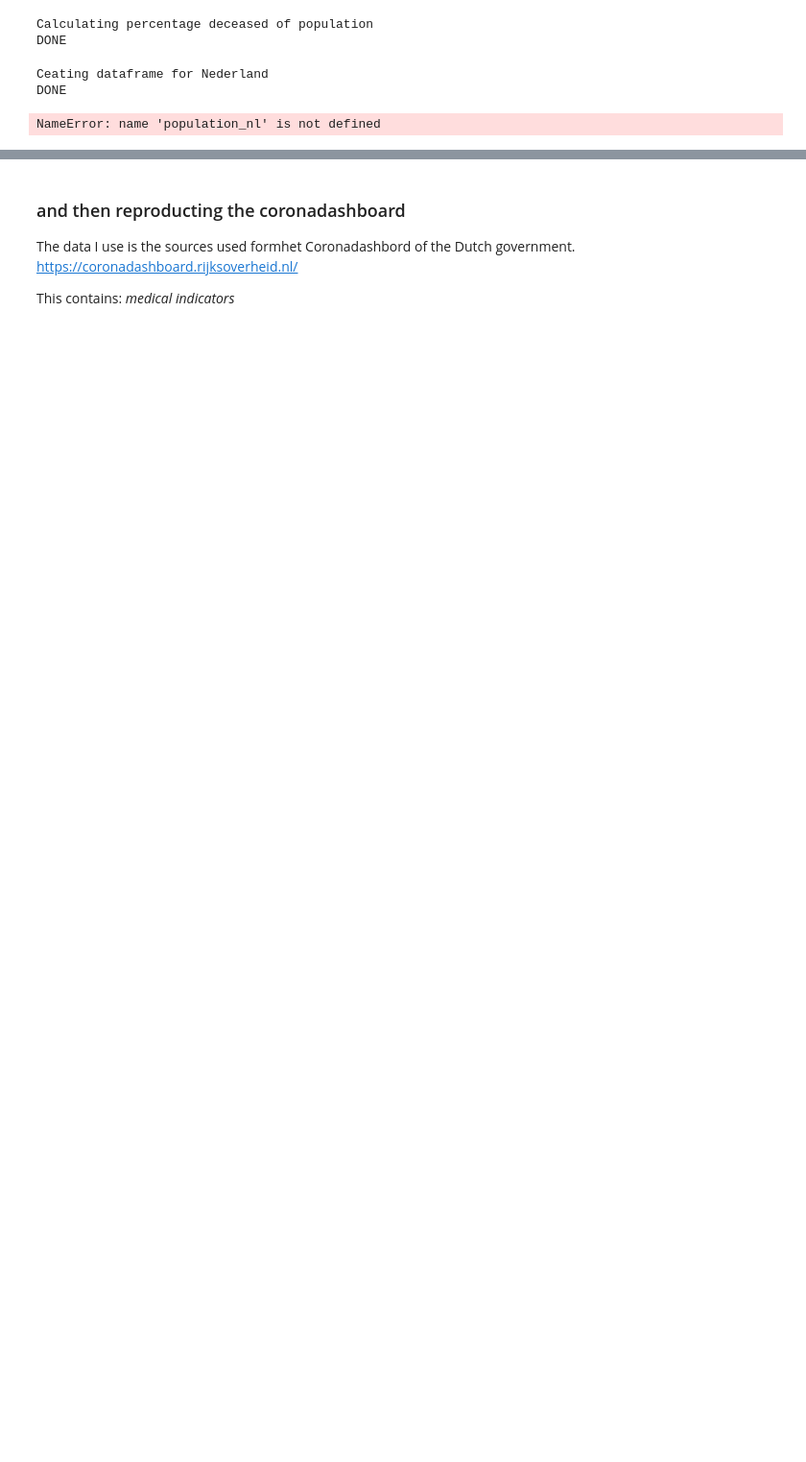
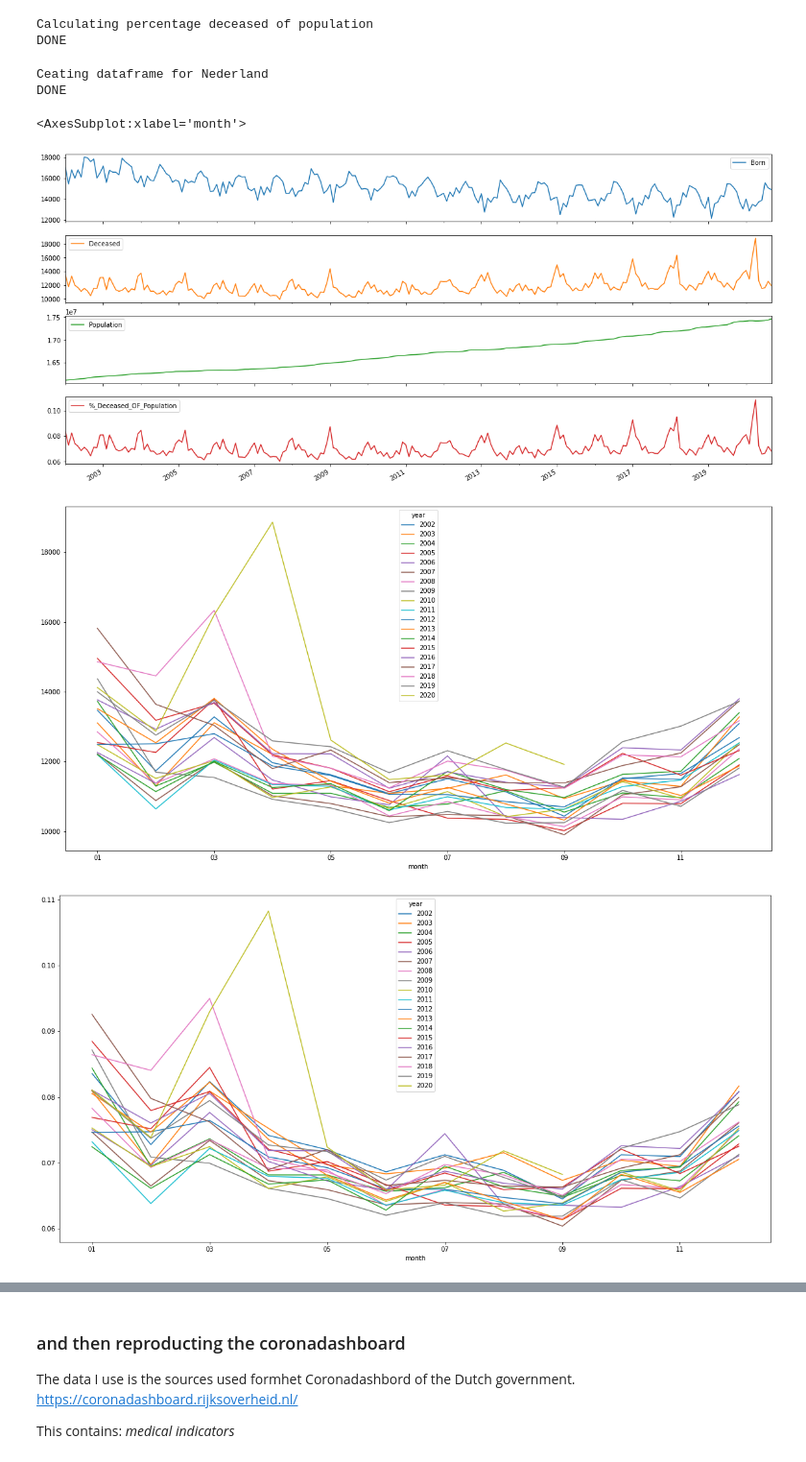
Before and after one commit to cjvanzwol/notebooks, a Jupyter notebook: Covid/Covid.ipynb, the cells around one changed output, grey strips where cells are left out. Shown at 96% size. Drawn from its saved outputs; the diff is of its cells as text; code cells hidden in the pictures; blank space fills up the shorter version.

```diff
--- a/Covid/Covid.ipynb
+++ b/Covid/Covid.ipynb
@@ -33,3 +51,6 @@ import tabula
+# %%
+cbs_data_loc = './data/cbs_population.csv'
+rivm_positive_tests_loc = './data/rivm_positive_tests.csv'
 # %% [markdown]
 ## Collecting data
 
@@ -37,16 +58,13 @@ import tabula
 https://opendata.cbs.nl/statline/portal.html
 # %%
 print('Importing: Bevolkingsontwikkeling; maand en jaar 2002-now (Population statistics, month and year)')
-cbs_data_loc = './data/cbs_population.pkl'
 try:
     os.stat(cbs_data_loc)
-    print('try')
 except:
-    pd.DataFrame(cbs.get_data('37230ned')).to_pickle(cbs_data_loc)
-    print('except')
+    population = pd.DataFrame(cbs.get_data('37230ned'))
+    population.to_csv(cbs_data_loc, index=False)
 finally:
-    population = pd.read_pickle(cbs_data_loc)
+    population = pd.read_csv(cbs_data_loc, index_col='ID')
 print('DONE')
-population
 # %% [output]
 Importing: Bevolkingsontwikkeling; maand en jaar 2002-now (Population statistics, month and year)
@@ -68,7 +72,7 @@ DONE
 # %%
 print('Preparing Dataframe for analyses')
 print('Dropping unnecessary columns')
-population = population.drop(columns=['ID', 'BevolkingAanHetBeginVanDePeriode_1','TotaleVestiging_4',
+population = population.drop(columns=['BevolkingAanHetBeginVanDePeriode_1','TotaleVestiging_4',
        'VestigingVanuitEenAndereGemeente_5', 'Immigratie_6',
        'TotaalVertrekInclAdmCorrecties_7', 'VertrekNaarAndereGemeente_8',
        'EmigratieInclusiefAdmCorrecties_9', 'OverigeCorrecties_10',
@@ -154,8 +136,11 @@ DONE
 # %%
 population_nl.plot(subplots=True,figsize=(20,10))
 population_nl.pivot(index='month',columns='year', values='Deceased').plot(figsize=(20,10))
-population_nl.pivot(index='month',columns='year',values='Deceased_perc').plot(figsize=(20,10))
+population_nl.pivot(index='month',columns='year',values='%_Deceased_OF_Population').plot(figsize=(20,10))
 # %% [output]
-NameError: name 'population_nl' is not defined
+<AxesSubplot:xlabel='month'>
+[figure, added]
+[figure, added]
+[figure, added]
 # %%
 x=population_y_nl.index
```
Also changed, not shown: parts of 20 cells of this notebook, 2 other files.
